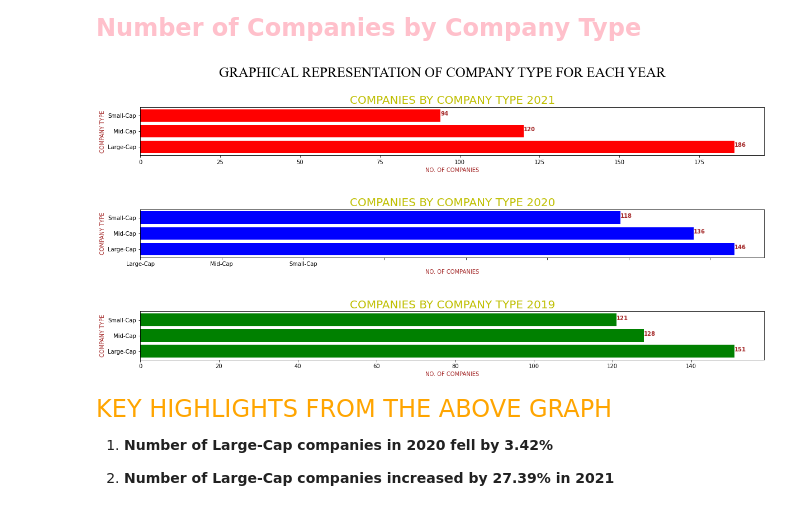
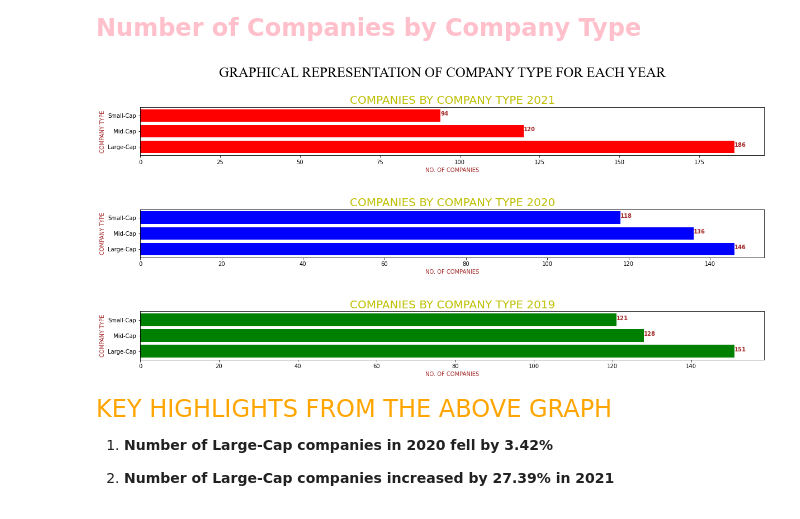
Before and after one commit to Lester-723/Data-Analytics-Projects-, a Jupyter notebook: economic_times_project.ipynb, the cells around one changed output. Saved outputs shown, nothing was run; the diff lists cells and outputs as text; code cells hidden in the pictures.

```diff
--- a/economic_times_project.ipynb
+++ b/economic_times_project.ipynb
@@ -440,35 +440,35 @@ ax1.set_ylabel("COMPANY TYPE",fontsize = 10, c = "brown")
 ax1.set_yticks(reports["ET_REPORT_2021"]["2021 COMPANY TYPE"].unique())
 ax1.set_yticklabels(reports["ET_REPORT_2021"]["2021 COMPANY TYPE"].unique(), c= "k")
 ax1.set_title("COMPANIES BY COMPANY TYPE 2021",fontsize = 20, c = "y")
 
 for i, v in enumerate(reports["ET_REPORT_2021"]["2021 COMPANY TYPE"].value_counts()):
     ax1.text(v, i, str(f"{v}"),
             color = 'brown', fontweight = 'bold', fontsize = 10, ha = "left")
 
 ax2.barh(reports["ET_REPORT_2020"]["2020 COMPANY TYPE"].unique(),reports["ET_REPORT_2020"]["2020 COMPANY TYPE"].value_counts(), color = "b")
 ax2.set_xlabel("NO. OF COMPANIES", fontsize = 10, c = "brown")
 ax2.set_ylabel("COMPANY TYPE",fontsize = 10, c = "brown")
 ax2.set_yticks(reports["ET_REPORT_2020"]["2020 COMPANY TYPE"].unique())
 ax2.set_yticklabels(reports["ET_REPORT_2020"]["2020 COMPANY TYPE"].unique(), c = "k")
-ax2.set_xticklabels(reports["ET_REPORT_2020"]["2020 COMPANY TYPE"].unique())
+
 ax2.set_title("COMPANIES BY COMPANY TYPE 2020",fontsize = 20, c = "y")
 
 for i, v in enumerate(reports["ET_REPORT_2020"]["2020 COMPANY TYPE"].value_counts()):
     ax2.text(v, i, str(f"{v}"),
             color = 'brown', fontweight = 'bold', fontsize = 10, ha = "left")
 
 ax3.barh(reports["ET_REPORT_2019"]["2019 COMPANY TYPE"].unique(),reports["ET_REPORT_2019"]["2019 COMPANY TYPE"].value_counts(), color = "g")
 ax3.set_xlabel("NO. OF COMPANIES", fontsize = 10, c = "brown")
 ax3.set_ylabel("COMPANY TYPE",fontsize = 10, c = "brown")
 ax3.set_yticks(reports["ET_REPORT_2019"]["2019 COMPANY TYPE"].unique())
 ax3.set_yticklabels(reports["ET_REPORT_2019"]["2019 COMPANY TYPE"].unique(), c = "k")
 ax3.set_title("COMPANIES BY COMPANY TYPE 2019",fontsize = 20, c = "y")
 
 for i, v in enumerate(reports["ET_REPORT_2019"]["2019 COMPANY TYPE"].value_counts()):
     ax3.text(v, i, str(f"{v}"),
             color = 'brown', fontweight = 'bold', fontsize = 10, ha = "left")
 # %% [output]
-[figure, old version]
+[figure, new version]
 # %% [markdown]
 
 <font color = "orange" size = 5>KEY HIGHLIGHTS FROM THE ABOVE GRAPH</font>
```
Also changed, not shown: parts of 8 cells of this notebook.
